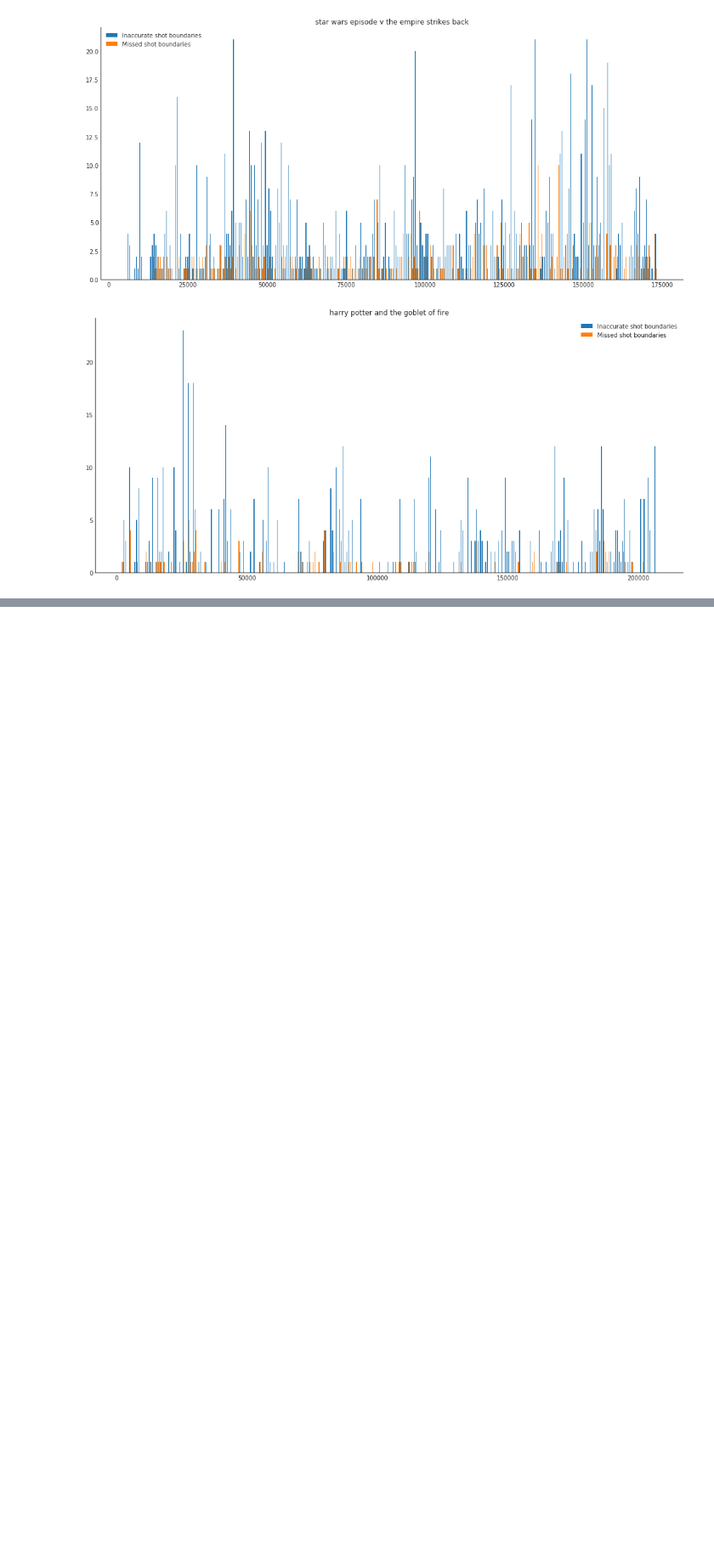
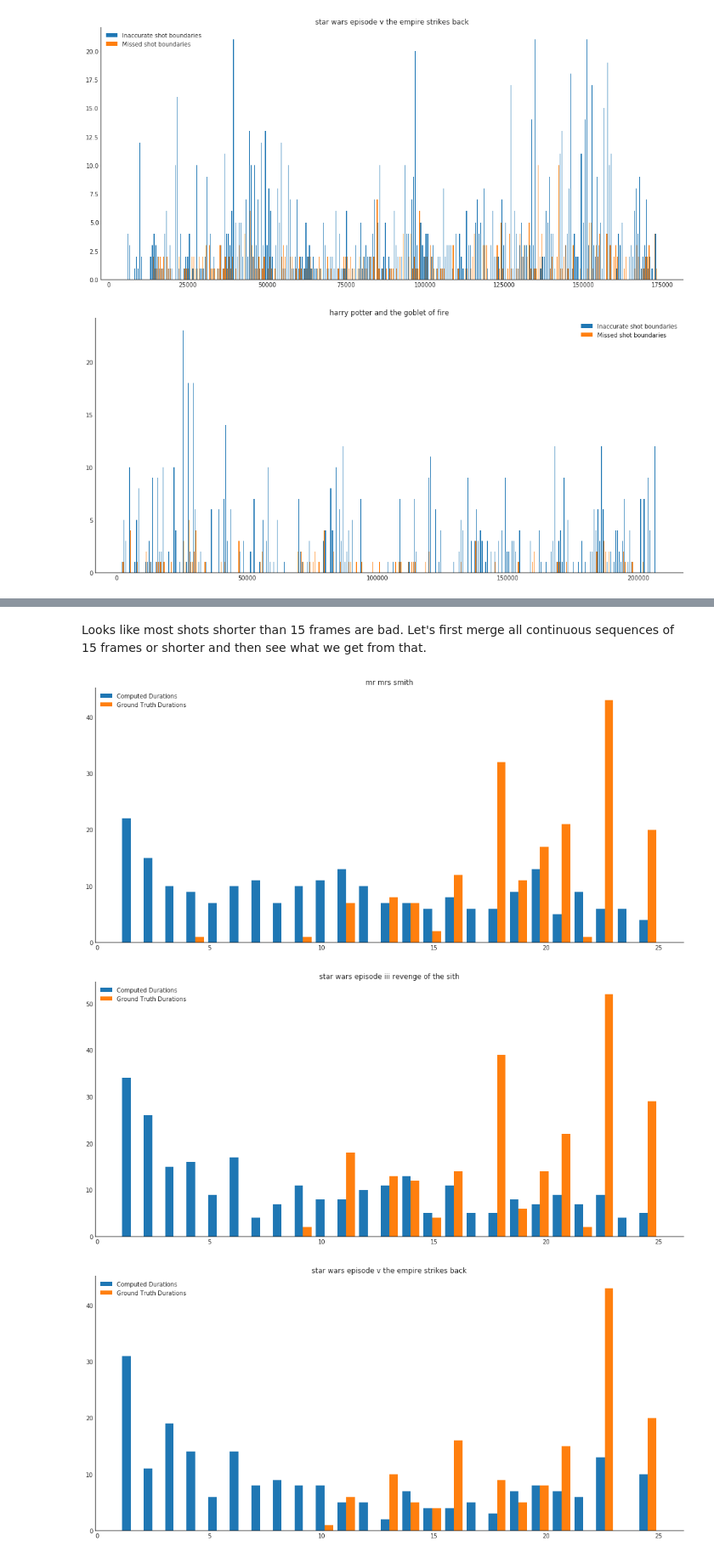
Before and after one commit to DanFu09/esper, a Jupyter notebook: app/notebooks/shot_boundary_eval.ipynb, the cells around one changed output, grey strips where cells are left out. Shown at 85% size. Drawn from its saved outputs; the diff is of its cells as text; code cells hidden in the pictures; blank space fills up the shorter version.

```diff
--- a/app/notebooks/shot_boundary_eval.ipynb
+++ b/app/notebooks/shot_boundary_eval.ipynb
@@ -334,0 +385,13 @@ graph_inaccuracies(greedy_match_with_replacement, 72, 300)
+# %% [markdown]
+Looks like most shots shorter than 15 frames are bad. Let's first merge all continuous sequences of 15 frames or shorter and then see what we get from that.
+# %%
+eval_interval_collection_shortcoalesced = eval_interval_collection.set_union(
+    eval_interval_collection.filter_length(
+        max_length=15).dilate(1).coalesce().dilate(-1)
+).coalesce()
+
+graph_short_shot_durations(1, 25, eval_interval_collection=eval_interval_collection_shortcoalesced)
+# %% [output]
+[figure, added]
+[figure, added]
+[figure, added]
```
Also changed, not shown: parts of 21 cells of this notebook.
